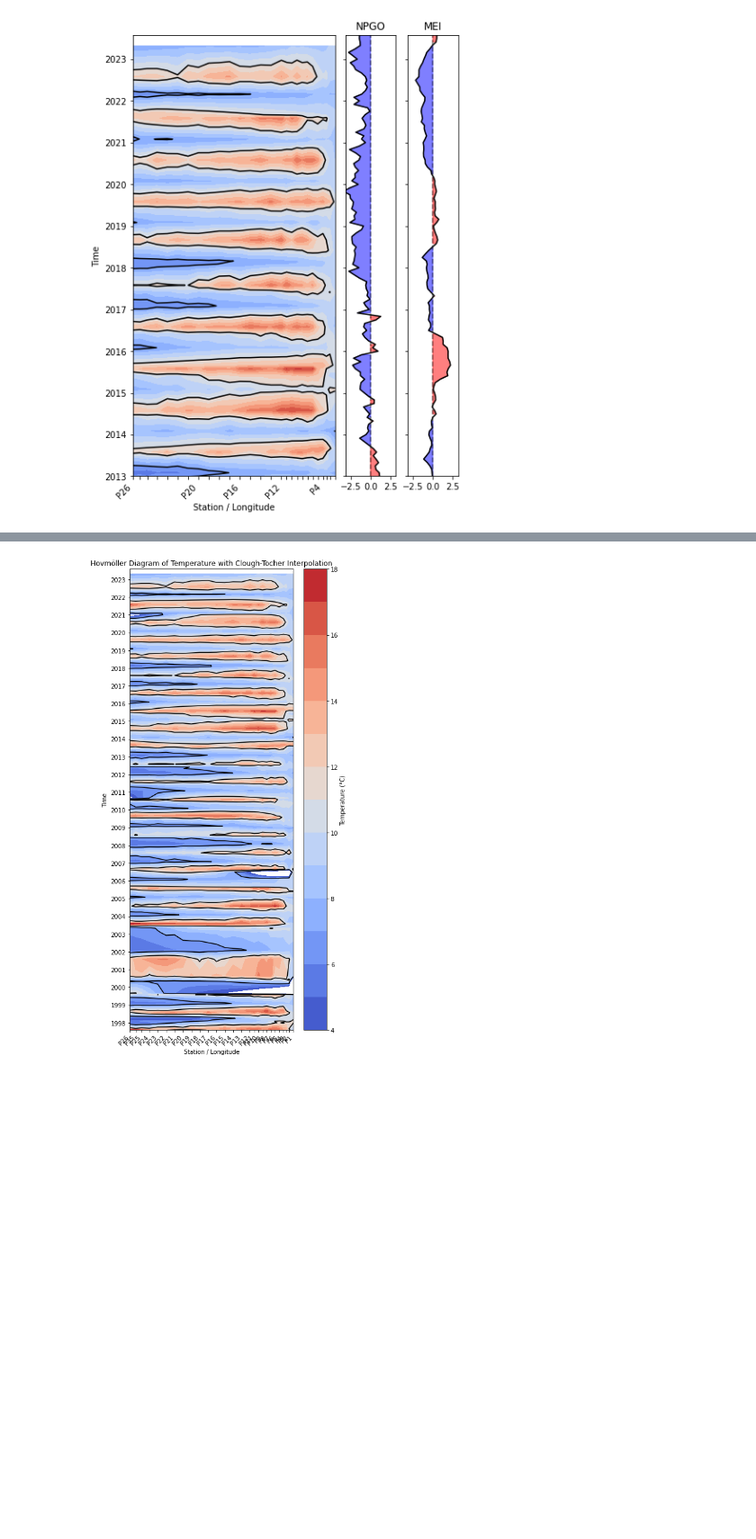
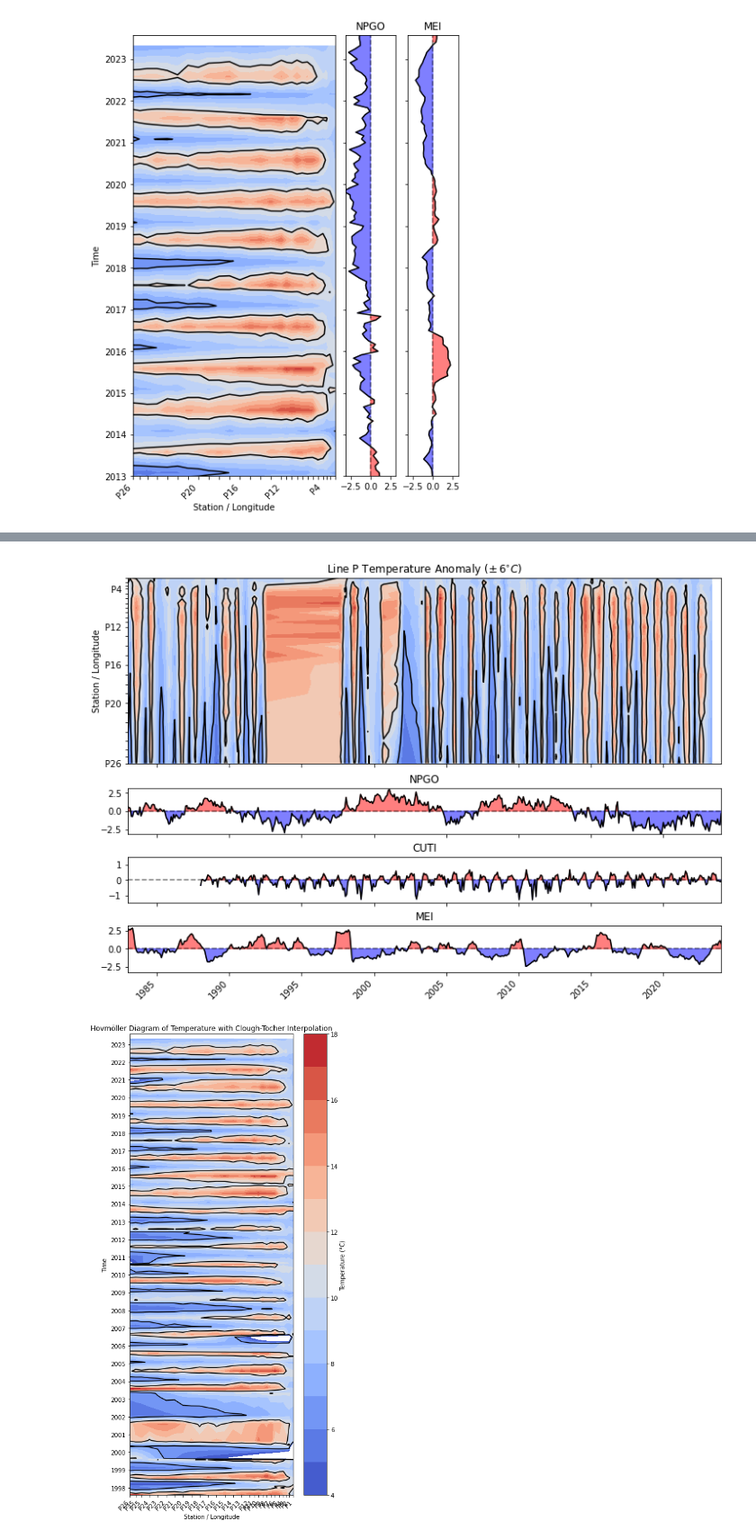
Before and after one commit to UBC-MOAD/analysis-becca, a Jupyter notebook: LiveOcean/NPCbifurcation/temp_anomaly.ipynb, the cells around one changed output, grey strips where cells are left out. Shown at 90% size. Cells and saved outputs as stored; diff of their text form; code cells hidden in the pictures; blank space fills up the shorter version.

```diff
--- a/LiveOcean/NPCbifurcation/temp_anomaly.ipynb
+++ b/LiveOcean/NPCbifurcation/temp_anomaly.ipynb
@@ -524,3 +517,89 @@ Name: ind, Length: 889, dtype: float64
+# %%
+
+# trim to dates you care about and add timeseries of MEI and NPGO strength next to it
+l=7
+fig = plt.figure(constrained_layout=True, figsize=[10,l])
+gs = GridSpec(l, 1, figure=fig)
+ax0 = fig.add_subplot(gs[:(l-3),0])
+ax1 = fig.add_subplot(gs[(l-3),0])
+ax2 = fig.add_subplot(gs[(l-2),0])
+ax3 = fig.add_subplot(gs[(l-1),0])
+
+############
+# Hovmoler #
+############
+# Create a meshgrid for the contour plot
+X, Y = np.meshgrid(grid_x,grid_y)
+
+# Add contour lines over the pcolormesh
+# Note: Adjust levels as needed to fit your data
+CS = ax0.contourf(grid_y, grid_x, grid_z, cmap='coolwarm', levels=np.arange(4, 19, 1))
+ax0.contour(grid_y, grid_x, grid_z, colors =['k','k'], levels=[7,11])
+
+# Formatting the y-axis to show station names
+ax0.set_yticks(np.array(slon)*-1)
+ax0.set_yticklabels(['P26','','','','','','','P20','','','','P16','','','','P12','','','','','','','','P4','','',''][::-1], ha="right")
+
+ax0.set_ylabel('Station / Longitude')
+ax0.set_title('Line P Temperature Anomaly ($\pm\,6^{\circ}C$)')
+ax0.set_xticklabels([])
+
+# trim to 2013
+ax0.set_xlim([pd.to_datetime('1/1/1983'),pd.to_datetime('1/1/2024')])
+
+# Add a colorbar for the pcolormesh
+# fig.colorbar(c, ax=ax0, label='Temperature (°C)')
+
+# plt.tight_layout()
+# plt.show()
+
+
+########
+# NPGO #
+########
+ax1.set_ylim([-3.2,3.2])
+ax1.set_xlim([pd.to_datetime('1/1/1983'),pd.to_datetime('1/1/2024')])
+ax1.plot(npgo.date,npgo.ind,'k')
+ax1.plot([pd.to_datetime('1/1/1983'),pd.to_datetime('1/1/2024')],[0,0],'k--',alpha=0.5)
+ax1.set_xticklabels([])
+ax1.fill_between(npgo.date, npgo.ind, 0, where=(npgo.ind > 0), color='red', alpha=0.5)
+ax1.fill_between(npgo.date, npgo.ind, 0, where=(npgo.ind < 0), color='blue', alpha=0.5)
+ax1.set_title("NPGO")
+
+########
+# CUTI #
+########
+ax2.set_ylim([-1.5,1.5])
+ax2.set_xlim([pd.to_datetime('1/1/1983'),pd.to_datetime('1/1/2024')])
+ax2.plot(cuti.time, cuti.CUTI[:,-1],'k')
+ax2.plot([pd.to_datetime('1/1/1983'),pd.to_datetime('1/1/2024')],[0,0],'k--',alpha=0.5)
+ax2.set_title("CUTI")
+ax2.set_xticklabels([])
+ax2.fill_between(cuti.time, cuti.CUTI[:,-1], 0, where=(cuti.CUTI[:,-1] > 0), color='red', alpha=0.5, label='Positive')
+ax2.fill_between(cuti.time, cuti.CUTI[:,-1], 0, where=(cuti.CUTI[:,-1] < 0), color='blue', alpha=0.5, label='Negative')
+
+
+#######
+# MEI #
+#######
+ax3.set_ylim([-3.2,3.2])
+ax3.set_xlim([pd.to_datetime('1/1/1983'),pd.to_datetime('1/1/2024')])
+ax3.plot(meidates,mei,'k')
+ax3.plot([pd.to_datetime('1/1/1983'),pd.to_datetime('1/1/2024')],[0,0],'k--',alpha=0.5)
+ax3.set_title("MEI")
+ax3.fill_between(meidates, mei, 0, where=(mei > 0), color='red', alpha=0.5, label='Positive')
+ax3.fill_between(meidates, mei, 0, where=(mei < 0), color='blue', alpha=0.5, label='Negative')
+
+# Formatting the x-axis for dates
+ax3.xaxis_date()
+ax3.xaxis.set_major_locator(mdates.YearLocator(5))
+ax3.xaxis.set_major_formatter(mdates.DateFormatter('%Y'))
+plt.setp(ax3.xaxis.get_majorticklabels(), rotation=45, ha="right");
+# ax3.set_xlabel('Time')
+
+plt.savefig('linep_climate.jpg')
+# %% [output]
+[figure, added]
 # %%
 from scipy.interpolate import CloughTocher2DInterpolator
 import numpy as np
```
Also changed, not shown: parts of 4 cells of this notebook, 1 other file.
